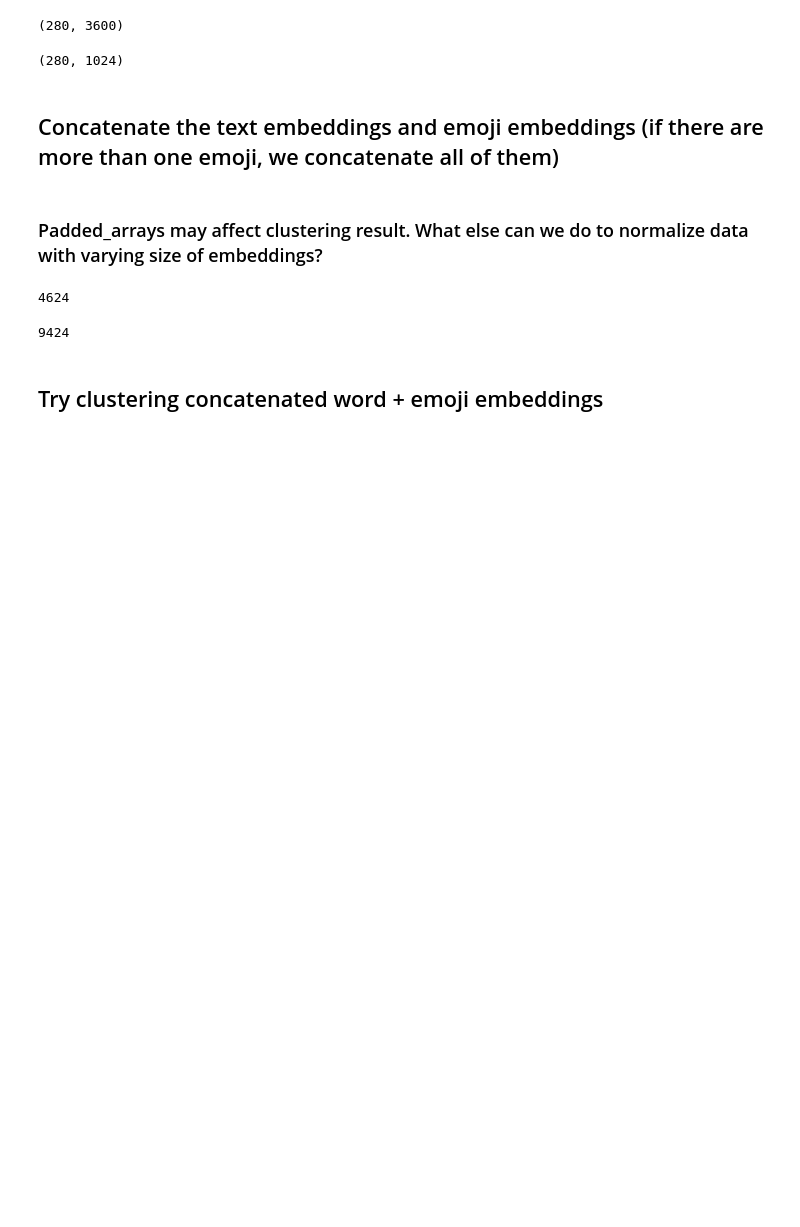
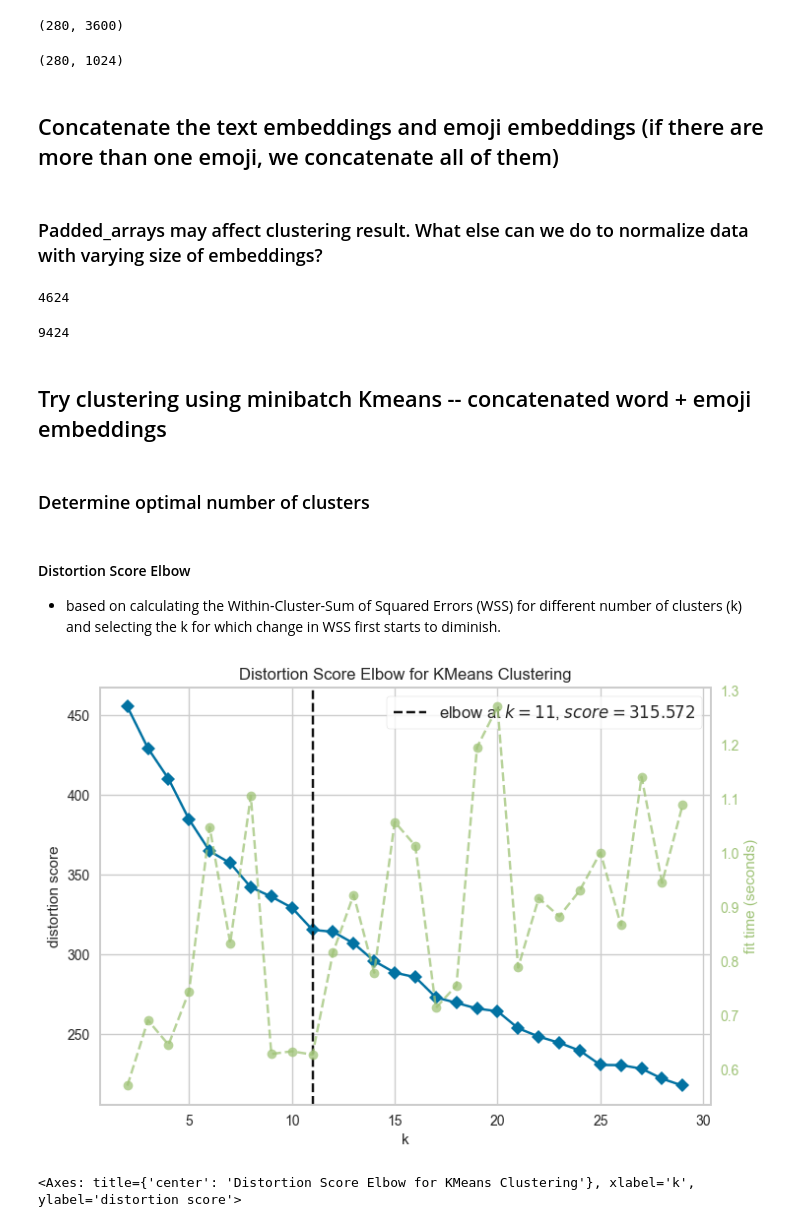
Before and after one commit to yuhsin-huang/EmojiResearch-WorldCup2022, a Jupyter notebook: 06-Embedding.ipynb, the cells around one changed output. Cells and saved outputs as stored; diff of their text form; code cells hidden in the pictures; blank space fills up the shorter version.

Commit message:
more clustering! 🐝

```diff
--- a/06-Embedding.ipynb
+++ b/06-Embedding.ipynb
@@ -201,7 +178,25 @@ len(es_embeddings[0])
 # %% [output]
 9424
 # %% [markdown]
-## Try clustering concatenated word + emoji embeddings
+## Try clustering using minibatch Kmeans -- concatenated word + emoji embeddings
 # %%
 from sklearn.cluster import MiniBatchKMeans
 from sklearn.metrics import silhouette_samples, silhouette_score
+# %% [markdown]
+### Determine optimal number of clusters
+# %% [markdown]
+#### Distortion Score Elbow
+- based on calculating the Within-Cluster-Sum of Squared Errors (WSS) for different number of clusters (k) and selecting the k for which change in WSS first starts to diminish.
+# %%
+# referenced https://towardsdatascience.com/cheat-sheet-to-implementing-7-methods-for-selecting-optimal-number-of-clusters-in-python-898241e1d6ad
+# Elbow Method for K means
+# Import ElbowVisualizer
+from yellowbrick.cluster import KElbowVisualizer
+model = KMeans()
+# k is range of number of clusters.
+visualizer = KElbowVisualizer(model, k=(2,30), timings= True)
+visualizer.fit(en_embeddings)        # Fit data to visualizer
+visualizer.show()        # Finalize and render figure
+# %% [output]
+[figure, added]
+<Axes: title={'center': 'Distortion Score Elbow for KMeans Clustering'}, xlabel='k', ylabel='distortion score'>
```
Also changed, not shown: parts of 28 cells of this notebook.
